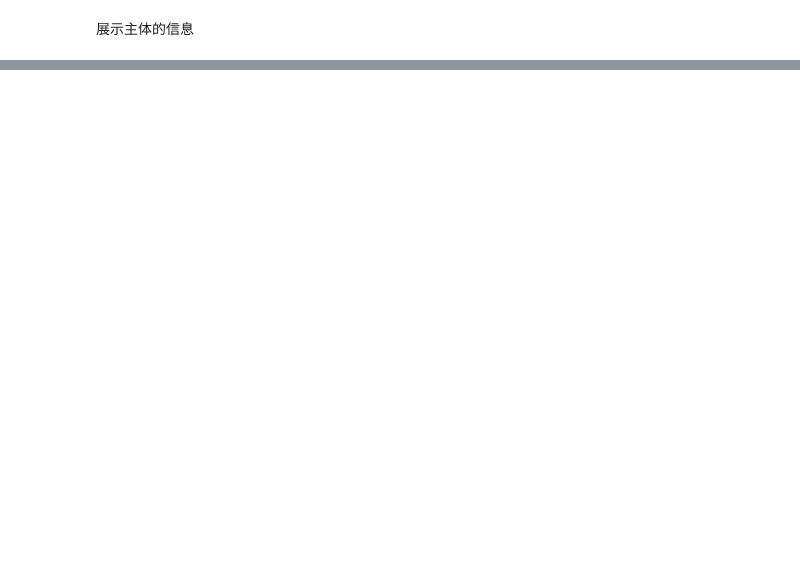
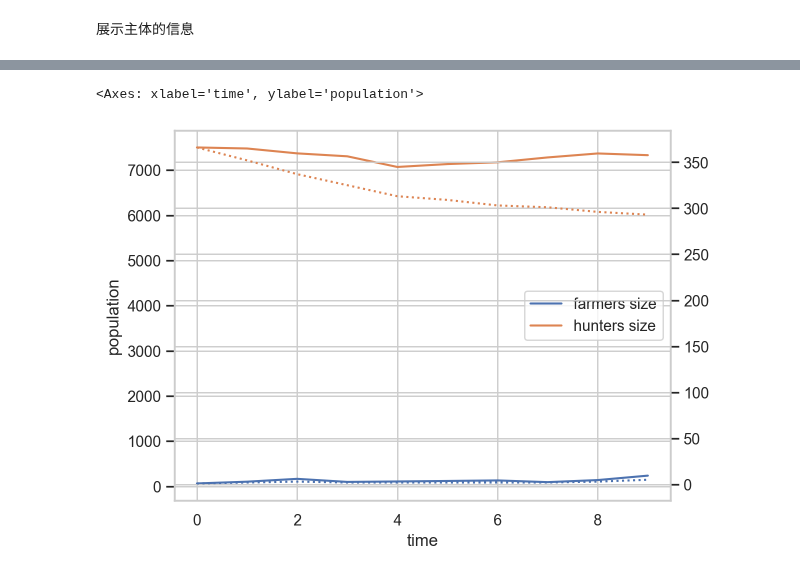
Before and after one commit to SongshGeo/South-China-Livehood-Evolution, a Jupyter notebook: docs/demo.ipynb, the cells around one changed output, grey strips where cells are left out. Drawn from its saved outputs; the diff is of its cells as text; code cells hidden in the pictures; blank space fills up the shorter version.

```diff
--- a/docs/demo.ipynb
+++ b/docs/demo.ipynb
@@ -83,3 +90,8 @@ model.farmers
+# %%
+model.plot.dynamic()
+# %% [output]
+<Axes: xlabel='time', ylabel='population'>
+[figure, added]
 # %%
 import seaborn as sns
 
```
Also changed, not shown: parts of 8 cells of this notebook, 2 other files.
